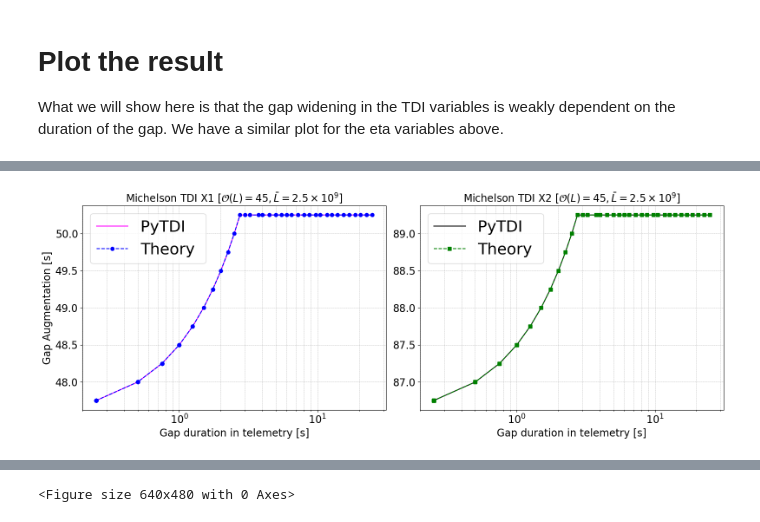
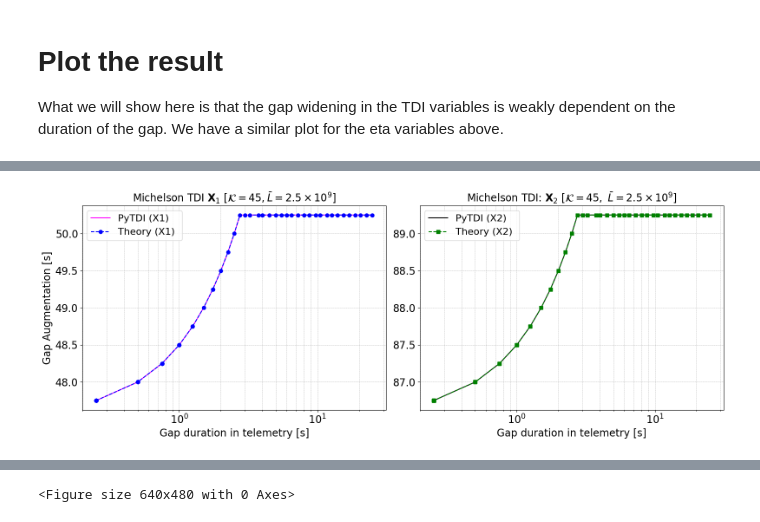
Before and after one commit to OllieBurke/gaps_tdi, a Jupyter notebook: notebooks/static_constellation/investigation_gap_widening_static.ipynb, the cells around one changed output, grey strips where cells are left out. Saved outputs shown, nothing was run; the diff lists cells and outputs as text; code cells hidden in the pictures.

Commit message:
fixed labeling bug on plot

```diff
--- a/notebooks/static_constellation/investigation_gap_widening_static.ipynb
+++ b/notebooks/static_constellation/investigation_gap_widening_static.ipynb
@@ -678,40 +663,39 @@ fig, (ax1, ax2) = plt.subplots(1, 2, figsize=(16, 6))
 # Plot X1 results on the left subplot
 ax1.plot(
     N_nans_values, widening_gap_X1_pytdi,
-    label="PyTDI ", linestyle="-", color="magenta"
+    label="PyTDI (X1)", linestyle="-", color="magenta"
 )
 ax1.plot(
     N_nans_values, widening_gap_X1_theory,
-    label="Theory ", linestyle="--", marker="o", color="blue"
+    label="Theory (X1) ", linestyle="--", marker="o", color="blue"
 )
 ax1.set_xscale("log")
 ax1.set_xlabel("Gap duration in telemetry [s]", fontsize=17)
 ax1.set_ylabel("Gap Augmentation [s]", fontsize=17)
-ax1.set_title(r"Michelson TDI X1 [$\mathcal{O}(L) = 45, \bar{L} = 2.5\times 10^{9}$]", fontsize=17)
-ax1.legend(fontsize=26, loc="upper left")
+ax1.set_title(r"Michelson TDI $\mathbf{X}_1$ [$\mathcal{K} = 45, \bar{L} = 2.5\times 10^{9}$]", fontsize=17)
+ax1.legend(fontsize=16, loc="upper left")
 ax1.grid(True, which="both", linestyle="--", linewidth=0.5)
 ax1.tick_params(axis="both", which="major", labelsize=17)
 
 # Plot X2 results on the right subplot
 ax2.plot(
     N_nans_values, widening_gap_X2_pytdi,
-    label="PyTDI ", linestyle="-", color="black"
+    label="PyTDI (X2) ", linestyle="-", color="black"
 )
 ax2.plot(
     N_nans_values, widening_gap_X2_theory,
-    label="Theory ", linestyle="--", marker="s", color="green"
+    label="Theory (X2) ", linestyle="--", marker="s", color="green"
 )
 ax2.set_xscale("log")
 ax2.set_xlabel("Gap duration in telemetry [s]", fontsize=17)
 # ax2.set_ylabel("Widening of Gap in X2 Variables", fontsize=14)
-ax2.set_title(r"Michelson TDI X2 [$\mathcal{O}(L) = 45, \bar{L} = 2.5\times 10^{9}$]", fontsize=17)
-ax2.legend(fontsize=26, loc="upper left")
+ax2.set_title(r"Michelson TDI: $\mathbf{X}_2$ [$\mathcal{K}= 45, \ \bar{L} = 2.5\times 10^{9}$]", fontsize = 17)
+ax2.legend(fontsize=16, loc="upper left")
 ax2.grid(True, which="both", linestyle="--", linewidth=0.5)
 ax2.tick_params(axis="both", which="major", labelsize=17)
 
 # Adjust layout and show the plot
 plt.tight_layout()
-# plt.savefig("/Users/murmar/Documents/workspace/gaps_tdi_work/gaps_tdi/gap_widening_comparison_TDI_subplots_seconds_higher_armlength.png", dpi=300)  # Save as a high-resolution image
-# plt.savefig("../Plots/gap_widening_comparison_TDI_change_interpolant.pdf", dpi=300)  # Save as a high-resolution image
+plt.savefig("../../Plots/gap_widening_comparison_TDI_subplots_seconds.pdf", dpi=300)  # Save as a high-resolution image
 plt.show()
 # %% [output]
@@ -726,4 +710,4 @@ plt.show()
-[figure, old version]
+[figure, new version]
 # %%
 TDI_results_by_order = {}
 
```
Also changed, not shown: parts of 10 cells of this notebook.
